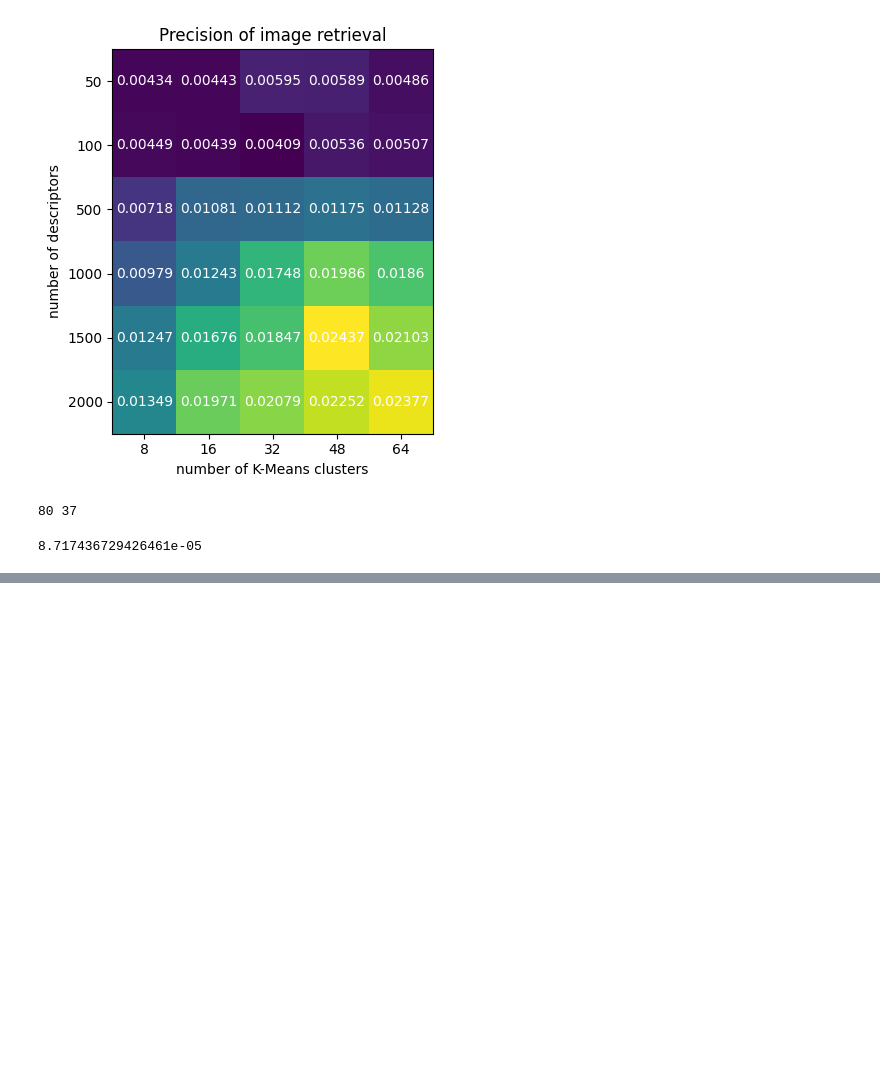
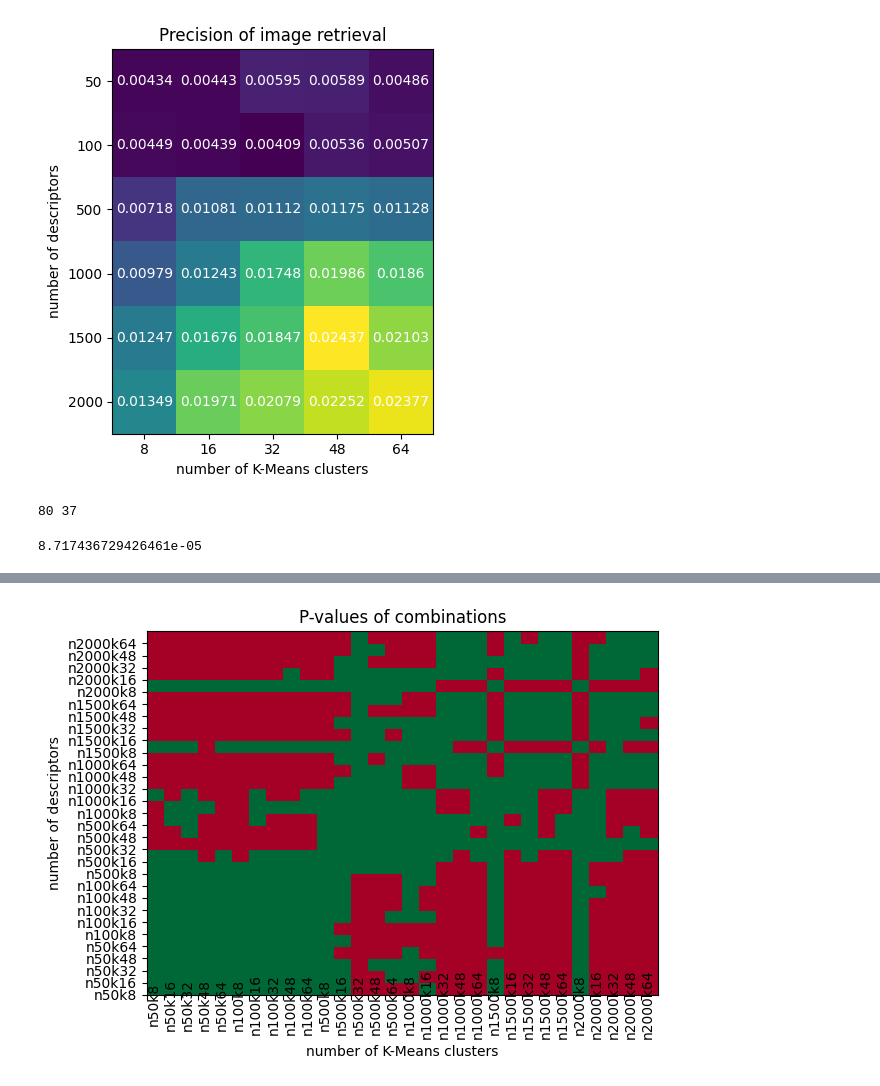
Before and after one commit to timovdk/fir-project, a Jupyter notebook: image-retrieval.ipynb, the cells around one changed output, grey strips where cells are left out. Cells and saved outputs as stored; diff of their text form; code cells hidden in the pictures; blank space fills up the shorter version.

```diff
--- a/image-retrieval.ipynb
+++ b/image-retrieval.ipynb
@@ -459,0 +504,32 @@ two_tailed_binom_test(apk, rel_img, retr_img1, retr_img2, 0.05)
+# %%
+import matplotlib.pyplot as plt
+import pandas as pd
+
+xy = ['n50k8', 'n50k16','n50k32','n50k48','n50k64', 'n100k8', 'n100k16','n100k32','n100k48','n100k64','n500k8', 'n500k16','n500k32','n500k48','n500k64','n1000k8', 'n1000k16','n1000k32','n1000k48','n1000k64','n1500k8', 'n1500k16','n1500k32','n1500k48','n1500k64','n2000k8', 'n2000k16','n2000k32','n2000k48','n2000k64']
+
+fig, ax = plt.subplots()
+df = pd.DataFrame(ps)
+#im = ax.imshow(df)
+
+# Show all ticks and label them with the respective list entries
+ax.set_xticks(np.arange(len(xy)), labels=xy)
+ax.set_yticks(np.arange(len(xy)), labels=xy)
+
+# Rotate the tick labels and set their alignment.
+plt.setp(ax.get_xticklabels(), rotation=90,
+         rotation_mode="anchor")
+
+# Loop over data dimensions and create text annotations.
+#for i in range(len(xy)):
+#    for j in range(len(xy)):
+#        text = ax.text(j, i, round(ps[i, j], 5),
+#                       ha="center", va="center", color="w")
+
+plt.pcolor(df > 0.05, cmap='RdYlGn')
+ax.set_title("P-values of combinations")
+ax.set_ylabel("number of descriptors")
+ax.set_xlabel("number of K-Means clusters")
+fig.tight_layout()
+plt.show()
+# %% [output]
+[figure, added]
```
Also changed, not shown: parts of 1 cell of this notebook, 1 other file.
